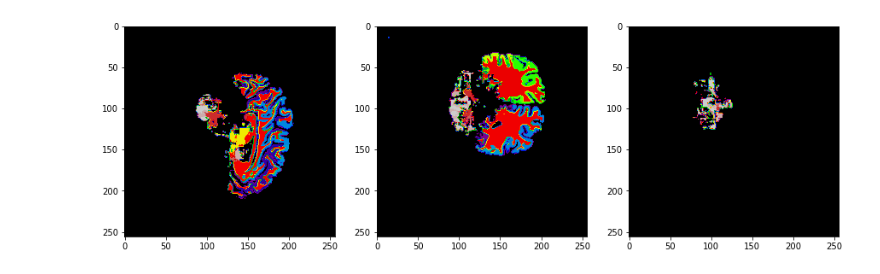
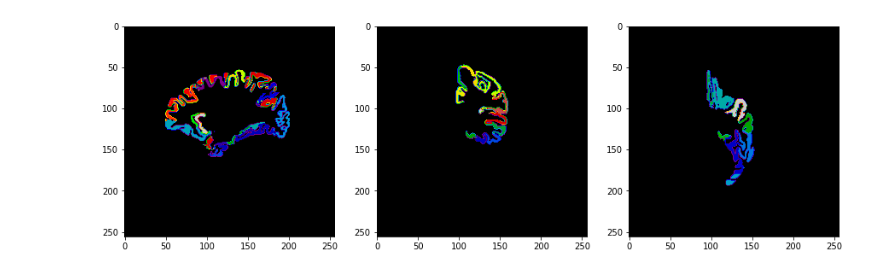
Before and after one commit to catalyst-team/neuro, a Jupyter notebook: Mindboggle_Prediction_and_Visualization.ipynb, the cells around one changed output. Saved outputs shown, nothing was run; the diff lists cells and outputs as text; code cells hidden in the pictures.

```diff
--- a/Mindboggle_Prediction_and_Visualization.ipynb
+++ b/Mindboggle_Prediction_and_Visualization.ipynb
@@ -114,8 +143,8 @@ show_slices(
-# %%
-show_slices(
-    [meshnet_atlas_predicted_segmentation[100, :,:],
-     meshnet_atlas_predicted_segmentation[:, 100,:],
-     meshnet_atlas_predicted_segmentation[:, :, 100]],
-    raw=False)
-# %% [output]
-[figure, removed]
+# %%
+show_slices(
+    [meshnet_predicted_segmentation[120, :,:].cpu().numpy().T[::-1][:, ::-1],
+     meshnet_predicted_segmentation[:, 120,:].cpu().numpy().T[::-1],
+     meshnet_predicted_segmentation[:, :,120].cpu().numpy().T[::-1]
+     ], raw=False)
+# %% [output]
+[figure, added]
```
Also changed, not shown: parts of 22 cells of this notebook.
